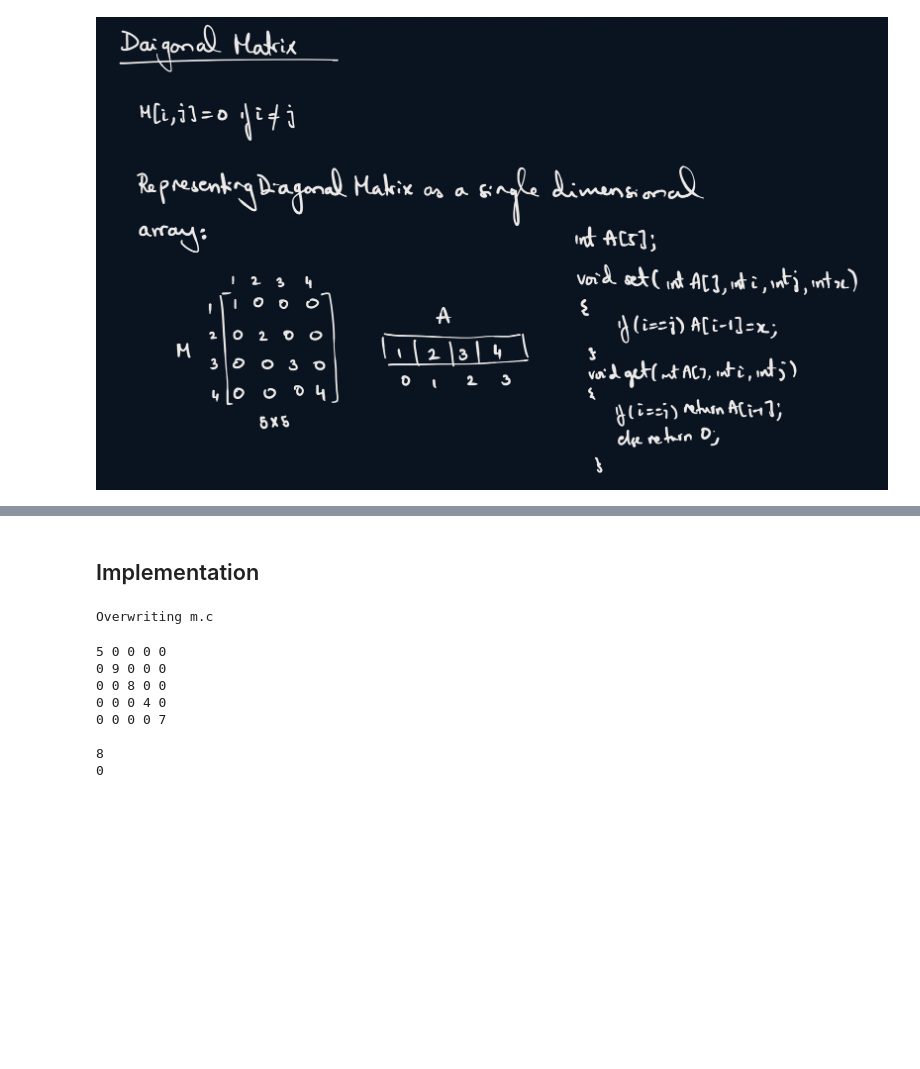
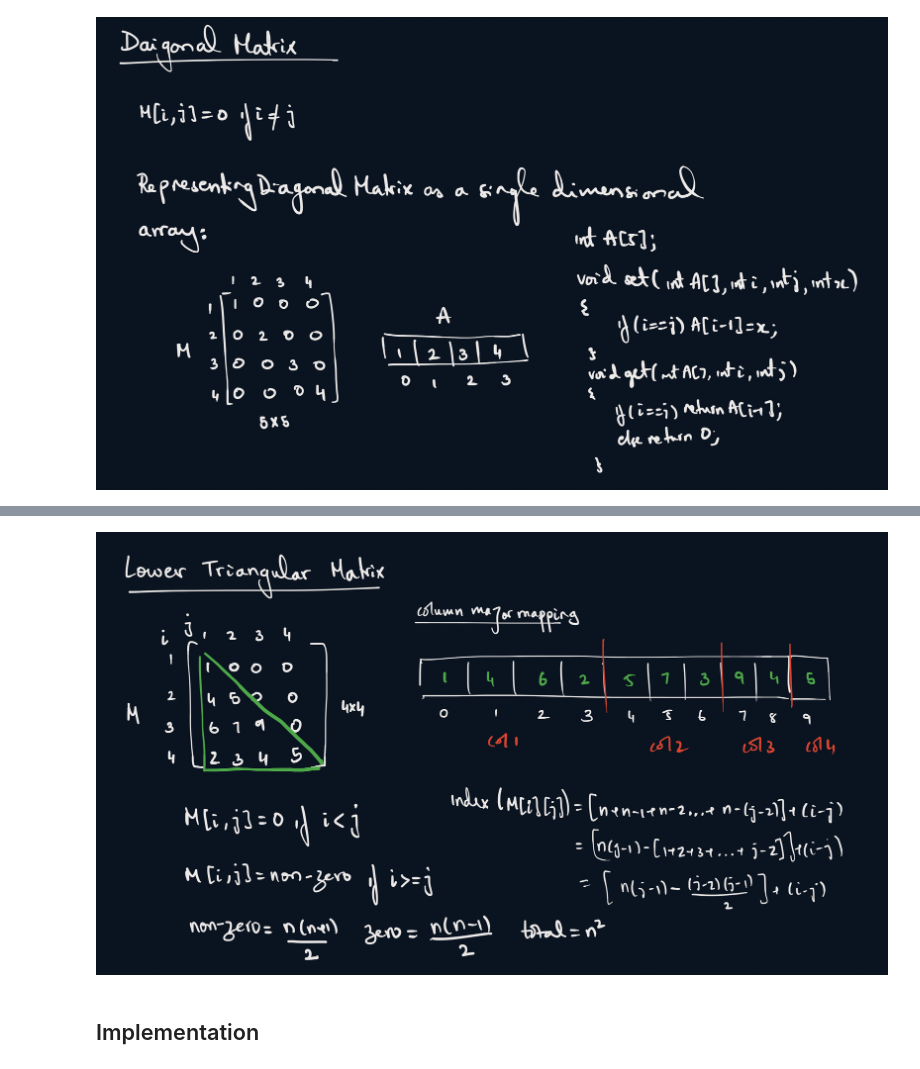
Before and after one commit to A-C-Sai/working-with-data, a Jupyter notebook: data-structures-and-algorithms/matrices/matrices.ipynb, the cells around one changed output, grey strips where cells are left out. Saved outputs shown, nothing was run; the diff lists cells and outputs as text; code cells hidden in the pictures; blank space fills up the shorter version.

```diff
--- a/data-structures-and-algorithms/matrices/matrices.ipynb
+++ b/data-structures-and-algorithms/matrices/matrices.ipynb
@@ -11,78 +15,6 @@ Image(filename='./resources/diagonal-matrix.png')
+# %%
+Image(filename='./resources/lt-matrix2.png')
+# %% [output]
+[figure, added]
 # %% [markdown]
 ## Implementation
-# %%
-%%file m.c
-#include <stdio.h>
-#include <stdlib.h>
-
-struct Matrix {
-  int* A;
-  int n;
-};
-
-void set(struct Matrix* m, int i, int j, int x){
-    if (i*j >= 0 && i*j <= m->n*m->n){
-        if (i==j) m->A[i-1] = x;
-    }
-    else printf("Invalid Index\n");
-}
-
-int get(struct Matrix m, int i, int j){
-    if (i*j >= 0 && i*j <= m.n*m.n){
-        if (i==j) return m.A[i-1];
-        else return 0;
-    }
-    else {
-        printf("Invalid Index\n");
-        return -1;
-    };
-}
-
-void display(struct Matrix m) {
-
-    for(int i=0;i<m.n;i++){
-        for(int j=0;j<m.n;j++){
-            if(i==j) printf("%d ",m.A[i]);
-            else printf("0 ");
-        }
-        printf("\n");
-    }
-
-}
-
-int main() {
-
-    struct Matrix m;
-
-    int n = 5;
-    m.n = n;
-    m.A = (int*)malloc(m.n*sizeof(int));
-
-    set(&m,1,1,5);set(&m,2,2,9);set(&m,3,3,8);set(&m,4,4,4);set(&m,5,5,7);
-
-    display(m);
-
-    printf("\n");
-
-    printf("%d\n",get(m,3,3));
-    printf("%d\n",get(m,1,2));
-
-    free(m.A);
-
-    return 0;
-}
-# %% [output]
-Overwriting m.c
-# %%
-%%bash
-gcc m.c -o m
-./m
-# %% [output]
-5 0 0 0 0
-0 9 0 0 0
-0 0 8 0 0
-0 0 0 4 0
-0 0 0 0 7
-
-8
-0
```
Also changed, not shown: parts of 3 cells of this notebook, 4 other files.
